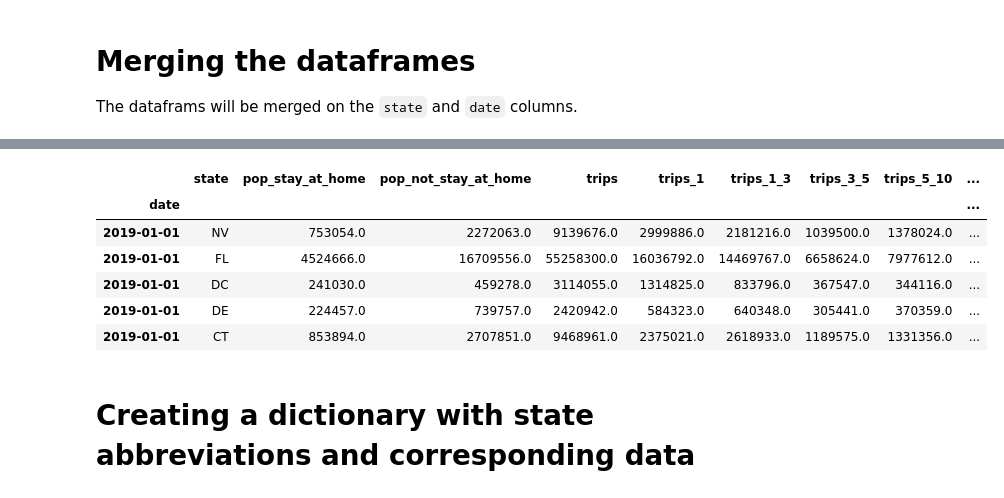
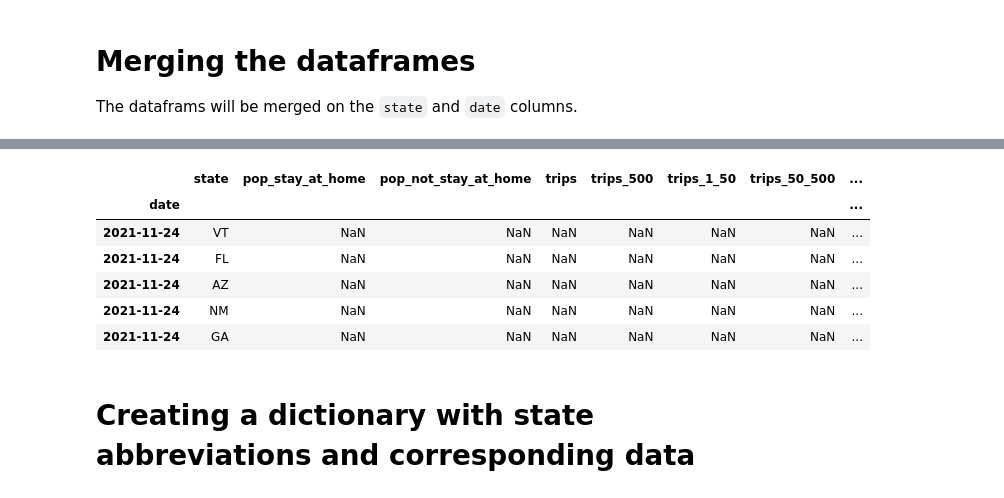
Before and after one commit to jgreene114/INFO2950Project, a Jupyter notebook: Data_Cleaning copy.ipynb, the cells around one changed output, grey strips where cells are left out. Saved outputs shown, nothing was run; the diff lists cells and outputs as text; code cells hidden in the pictures.

```diff
--- a/Data_Cleaning copy.ipynb
+++ b/Data_Cleaning copy.ipynb
@@ -277,13 +294,13 @@ merged_df1.corr()
 # %%
-merged_df1.head()
+merged_df1.tail()
 # %% [output]
-|  | state | pop_stay_at_home | pop_not_stay_at_home | trips | trips_1 | trips_1_3 | trips_3_5 | trips_5_10 | ... |
-| date |  |  |  |  |  |  |  |  | ... |
-| 2019-01-01 | NV | 753054.0 | 2272063.0 | 9139676.0 | 2999886.0 | 2181216.0 | 1039500.0 | 1378024.0 | ... |
-| 2019-01-01 | FL | 4524666.0 | 16709556.0 | 55258300.0 | 16036792.0 | 14469767.0 | 6658624.0 | 7977612.0 | ... |
-| 2019-01-01 | DC | 241030.0 | 459278.0 | 3114055.0 | 1314825.0 | 833796.0 | 367547.0 | 344116.0 | ... |
-| 2019-01-01 | DE | 224457.0 | 739757.0 | 2420942.0 | 584323.0 | 640348.0 | 305441.0 | 370359.0 | ... |
-| 2019-01-01 | CT | 853894.0 | 2707851.0 | 9468961.0 | 2375021.0 | 2618933.0 | 1189575.0 | 1331356.0 | ... |
+|  | state | pop_stay_at_home | pop_not_stay_at_home | trips | trips_500 | trips_1_50 | trips_50_500 | ... |
+| date |  |  |  |  |  |  |  | ... |
+| 2021-11-24 | VT | NaN | NaN | NaN | NaN | NaN | NaN | ... |
+| 2021-11-24 | FL | NaN | NaN | NaN | NaN | NaN | NaN | ... |
+| 2021-11-24 | AZ | NaN | NaN | NaN | NaN | NaN | NaN | ... |
+| 2021-11-24 | NM | NaN | NaN | NaN | NaN | NaN | NaN | ... |
+| 2021-11-24 | GA | NaN | NaN | NaN | NaN | NaN | NaN | ... |
 # %% [markdown]
 # Creating a dictionary with state abbreviations and corresponding data
 # %%
```
Also changed, not shown: parts of 6 cells of this notebook, 2 other files.
